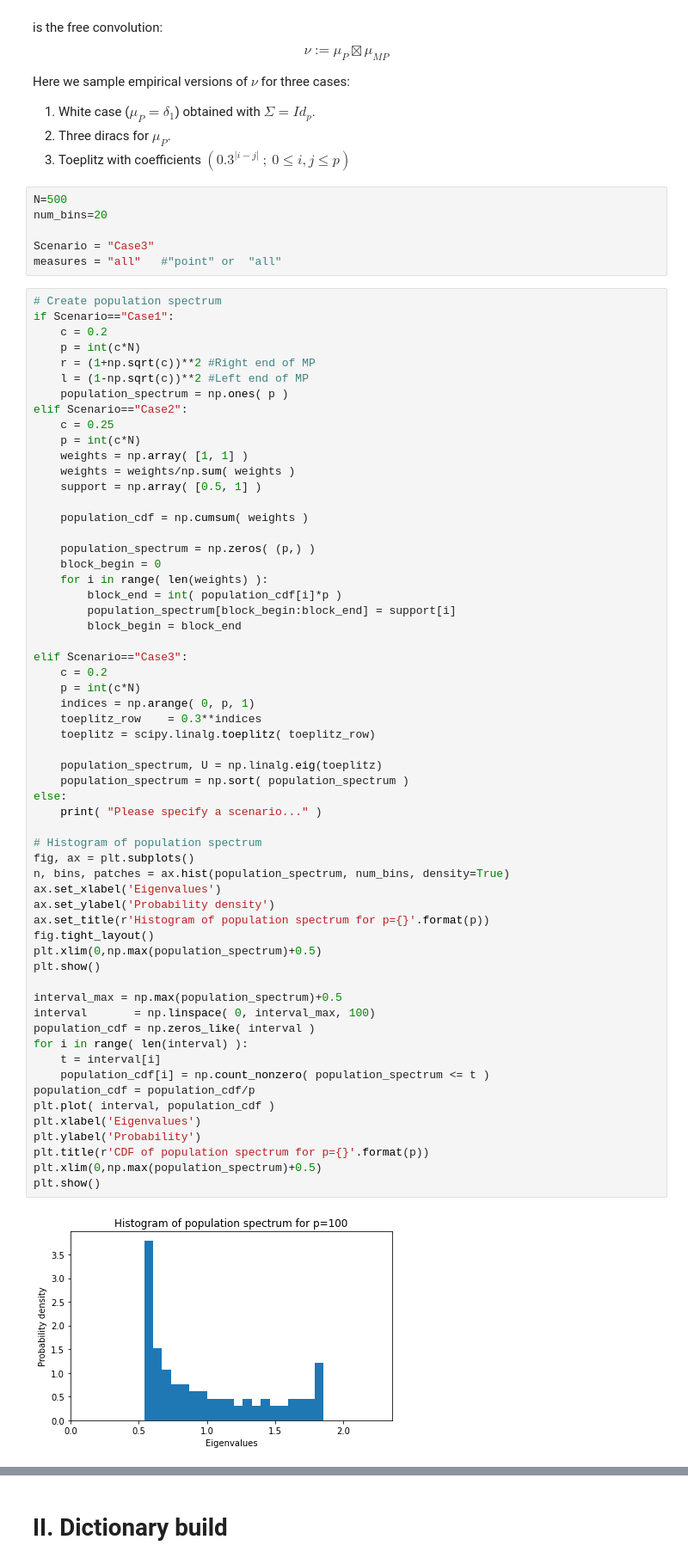
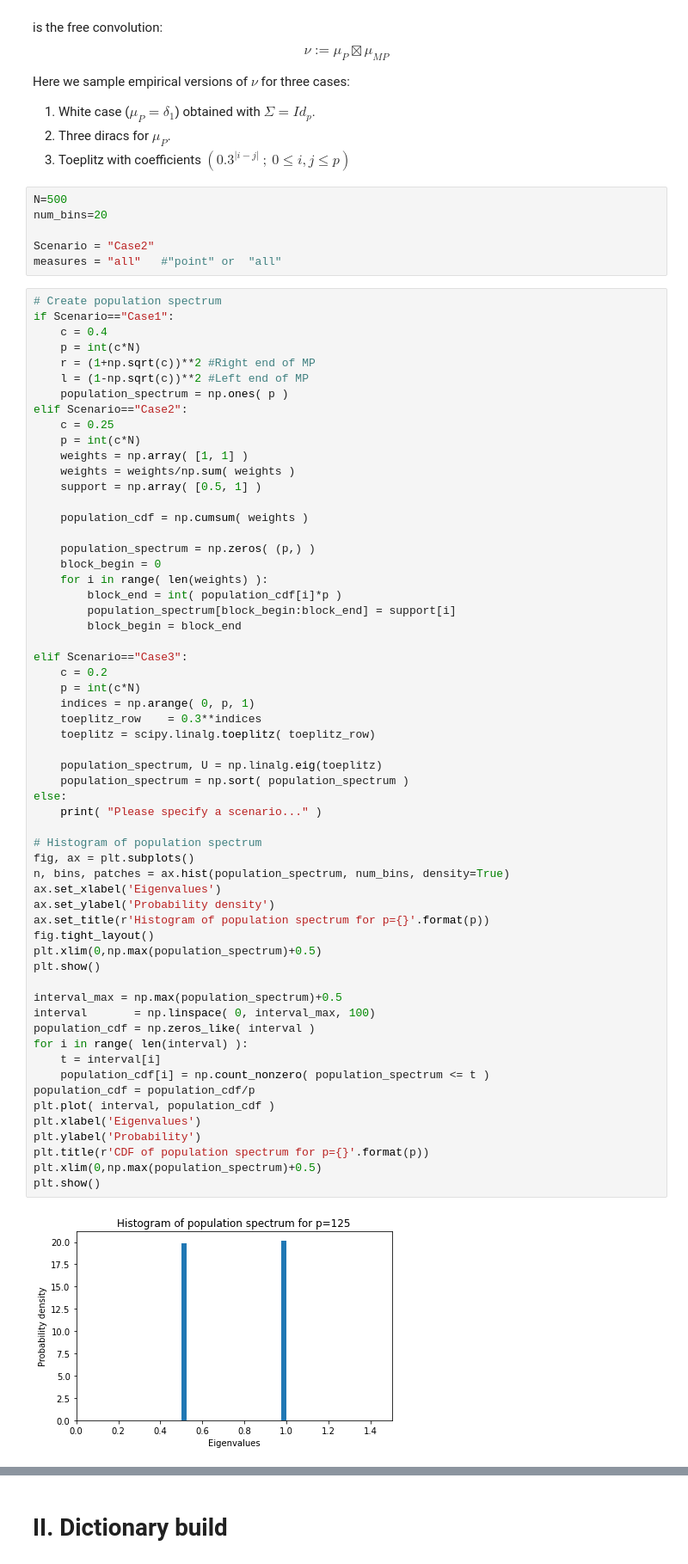
Before and after one commit to mauricio-velasco/free_deconvolution, a Jupyter notebook: ipynb/ElKaroui.ipynb, the cells around one changed output, grey strips where cells are left out. Shown at 86% size. Cells and saved outputs as stored; diff of their text form.

```diff
--- a/ipynb/ElKaroui.ipynb
+++ b/ipynb/ElKaroui.ipynb
@@ -28,12 +28,12 @@ Here we sample empirical versions of $\nu$ for three cases:
 N=500
 num_bins=20
 
-Scenario = "Case3"
+Scenario = "Case2"
 measures = "all"   #"point" or  "all"
 # %%
 # Create population spectrum
 if Scenario=="Case1":
-    c = 0.2
+    c = 0.4
     p = int(c*N)
     r = (1+np.sqrt(c))**2 #Right end of MP
     l = (1-np.sqrt(c))**2 #Left end of MP
@@ -63,31 +63,31 @@ elif Scenario=="Case3":
 
     population_spectrum, U = np.linalg.eig(toeplitz)
     population_spectrum = np.sort( population_spectrum )
 else:
     print( "Please specify a scenario..." )
 
 # Histogram of population spectrum
 fig, ax = plt.subplots()
 n, bins, patches = ax.hist(population_spectrum, num_bins, density=True)
 ax.set_xlabel('Eigenvalues')
 ax.set_ylabel('Probability density')
 ax.set_title(r'Histogram of population spectrum for p={}'.format(p))
 fig.tight_layout()
 plt.xlim(0,np.max(population_spectrum)+0.5)
 plt.show()
 
 interval_max = np.max(population_spectrum)+0.5
 interval       = np.linspace( 0, interval_max, 100)
 population_cdf = np.zeros_like( interval )
 for i in range( len(interval) ):
     t = interval[i]
     population_cdf[i] = np.count_nonzero( population_spectrum <= t )
 population_cdf = population_cdf/p
 plt.plot( interval, population_cdf )
 plt.xlabel('Eigenvalues')
 plt.ylabel('Probability')
 plt.title(r'CDF of population spectrum for p={}'.format(p))
 plt.xlim(0,np.max(population_spectrum)+0.5)
 plt.show()
 # %% [output]
-[figure, old version]
+[figure, new version]
```
Also changed, not shown: parts of 8 cells of this notebook.
